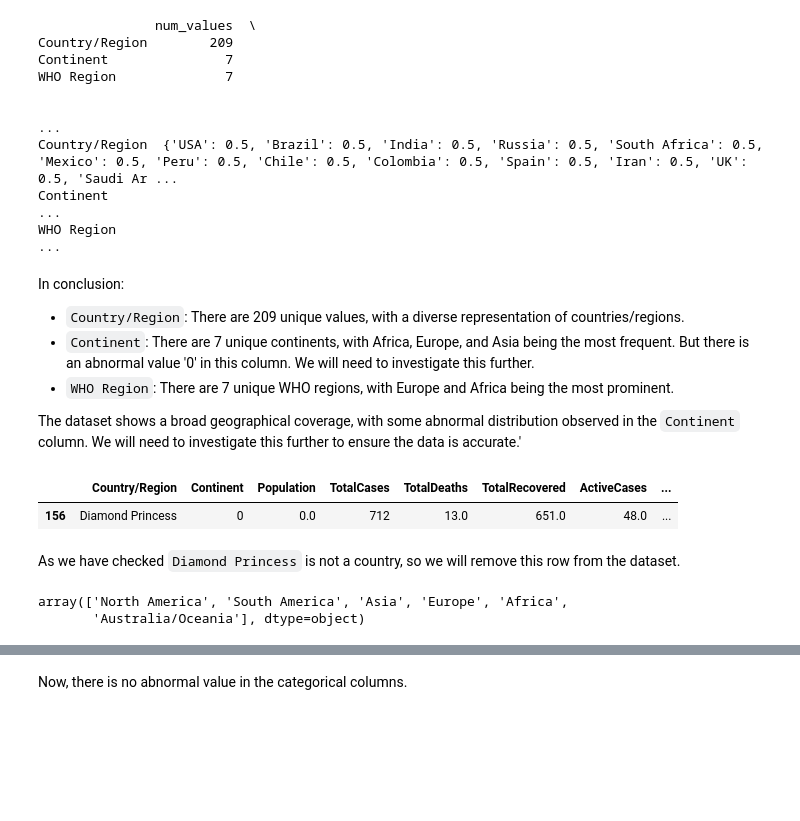
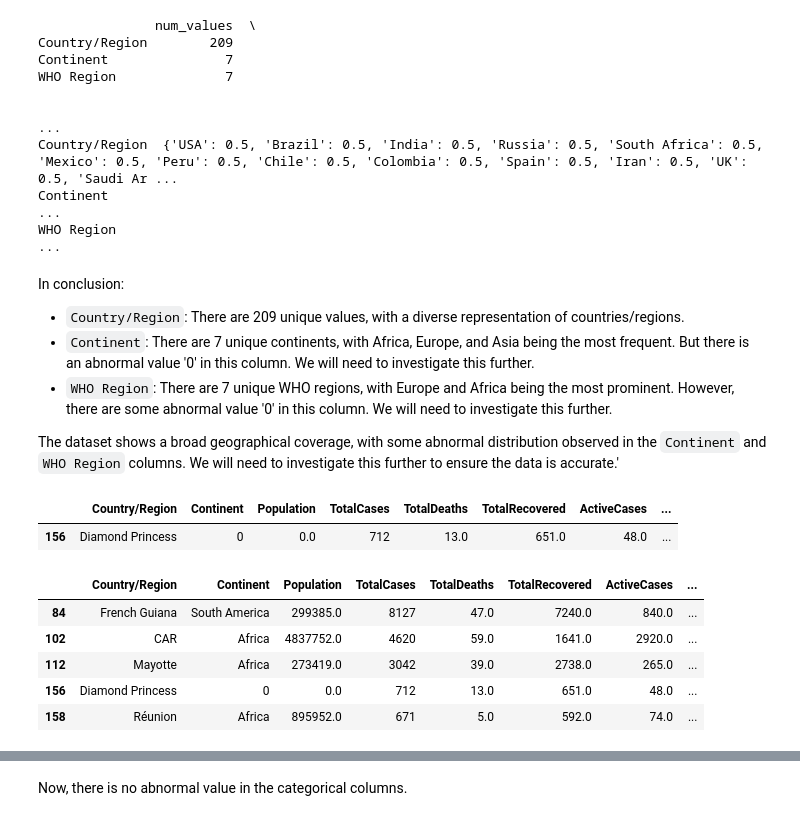
Before and after one commit to dhuyent/DSProgramming-FinalProject, a Jupyter notebook: src/Data_exploration_worldometer.ipynb, the cells around one changed output, grey strips where cells are left out. Saved outputs shown, nothing was run; the diff lists cells and outputs as text; code cells hidden in the pictures; blank space fills up the shorter version.

Commit message:
fix abnormal data in worldometer

```diff
--- a/src/Data_exploration_worldometer.ipynb
+++ b/src/Data_exploration_worldometer.ipynb
@@ -398,21 +400,22 @@ WHO Region
 In conclusion:
 - `Country/Region`: There are 209 unique values, with a diverse representation of countries/regions.
 - `Continent`: There are 7 unique continents, with Africa, Europe, and Asia being the most frequent. But there is an abnormal value '0' in this column. We will need to investigate this further.
-- `WHO Region`: There are 7 unique WHO regions, with Europe and Africa being the most prominent.
+- `WHO Region`: There are 7 unique WHO regions, with Europe and Africa being the most prominent. However, there are some abnormal value '0' in this column. We will need to investigate this further.
 
-The dataset shows a broad geographical coverage, with some abnormal distribution observed in the `Continent` column. We will need to investigate this further to ensure the data is accurate.'
+The dataset shows a broad geographical coverage, with some abnormal distribution observed in the `Continent` and `WHO Region` columns. We will need to investigate this further to ensure the data is accurate.'
 # %%
 # Filtering out invalid data
 invalid_continent_data = worldometer_data[worldometer_data["Continent"] == 0]
-invalid_continent_data
+display(invalid_continent_data)
+
+invalid_who_region_data = worldometer_data[worldometer_data["WHO Region"] == 0]
+display(invalid_who_region_data.head())
 # %% [output]
 |  | Country/Region | Continent | Population | TotalCases | TotalDeaths | TotalRecovered | ActiveCases | ... |
 | 156 | Diamond Princess | 0 | 0.0 | 712 | 13.0 | 651.0 | 48.0 | ... |
+|  | Country/Region | Continent | Population | TotalCases | TotalDeaths | TotalRecovered | ActiveCases | ... |
+| 84 | French Guiana | South America | 299385.0 | 8127 | 47.0 | 7240.0 | 840.0 | ... |
+| 102 | CAR | Africa | 4837752.0 | 4620 | 59.0 | 1641.0 | 2920.0 | ... |
+| 112 | Mayotte | Africa | 273419.0 | 3042 | 39.0 | 2738.0 | 265.0 | ... |
+| 156 | Diamond Princess | 0 | 0.0 | 712 | 13.0 | 651.0 | 48.0 | ... |
+| 158 | Réunion | Africa | 895952.0 | 671 | 5.0 | 592.0 | 74.0 | ... |
-# %% [markdown]
-As we have checked `Diamond Princess` is not a country, so we will remove this row from the dataset.
-# %%
-worldometer_data = worldometer_data[worldometer_data["Continent"] != 0]
-worldometer_data["Continent"].unique()
-# %% [output]
-array(['North America', 'South America', 'Asia', 'Europe', 'Africa',
-       'Australia/Oceania'], dtype=object)
```
Also changed, not shown: parts of 3 cells of this notebook, 1 other file.
